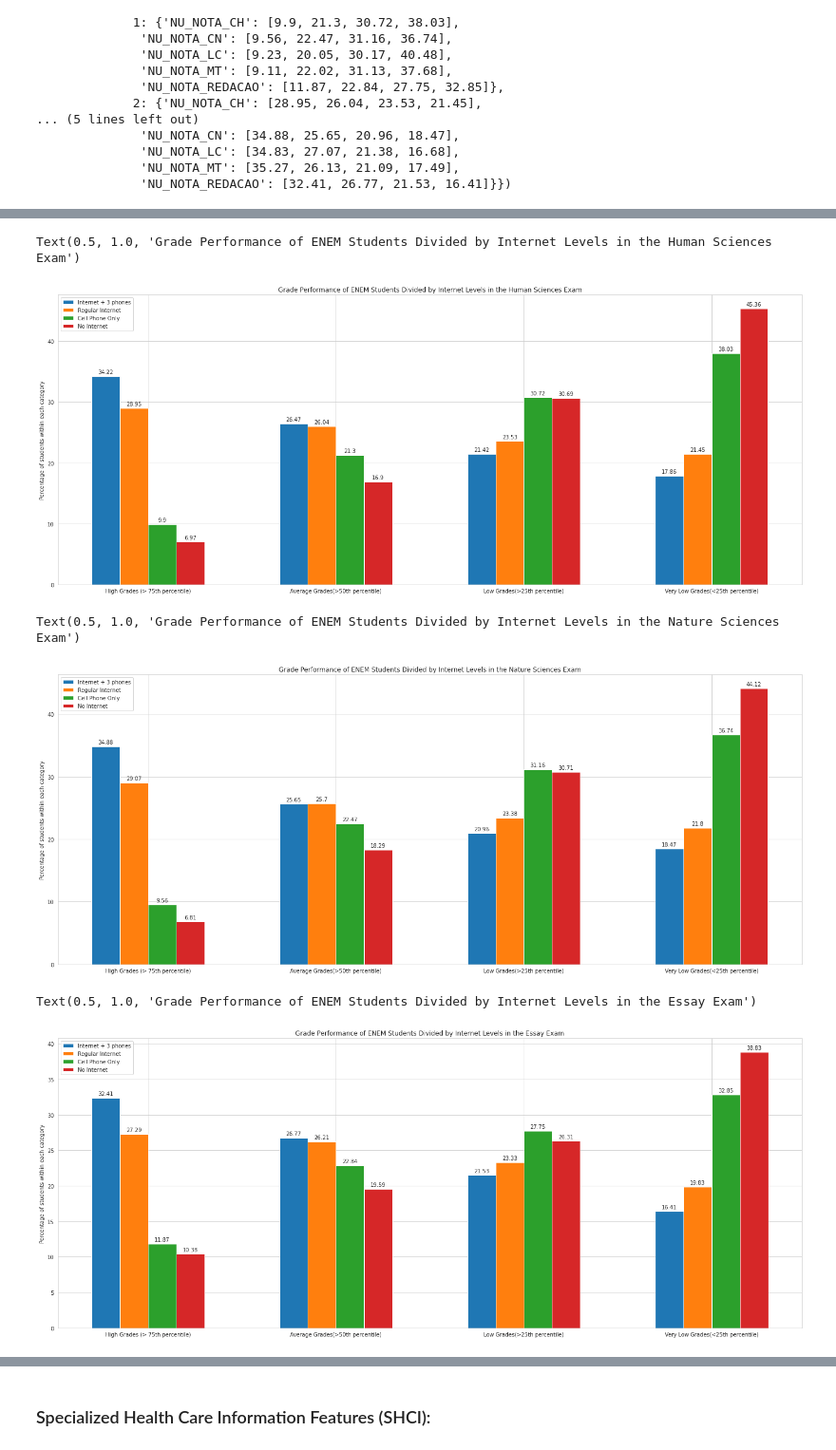
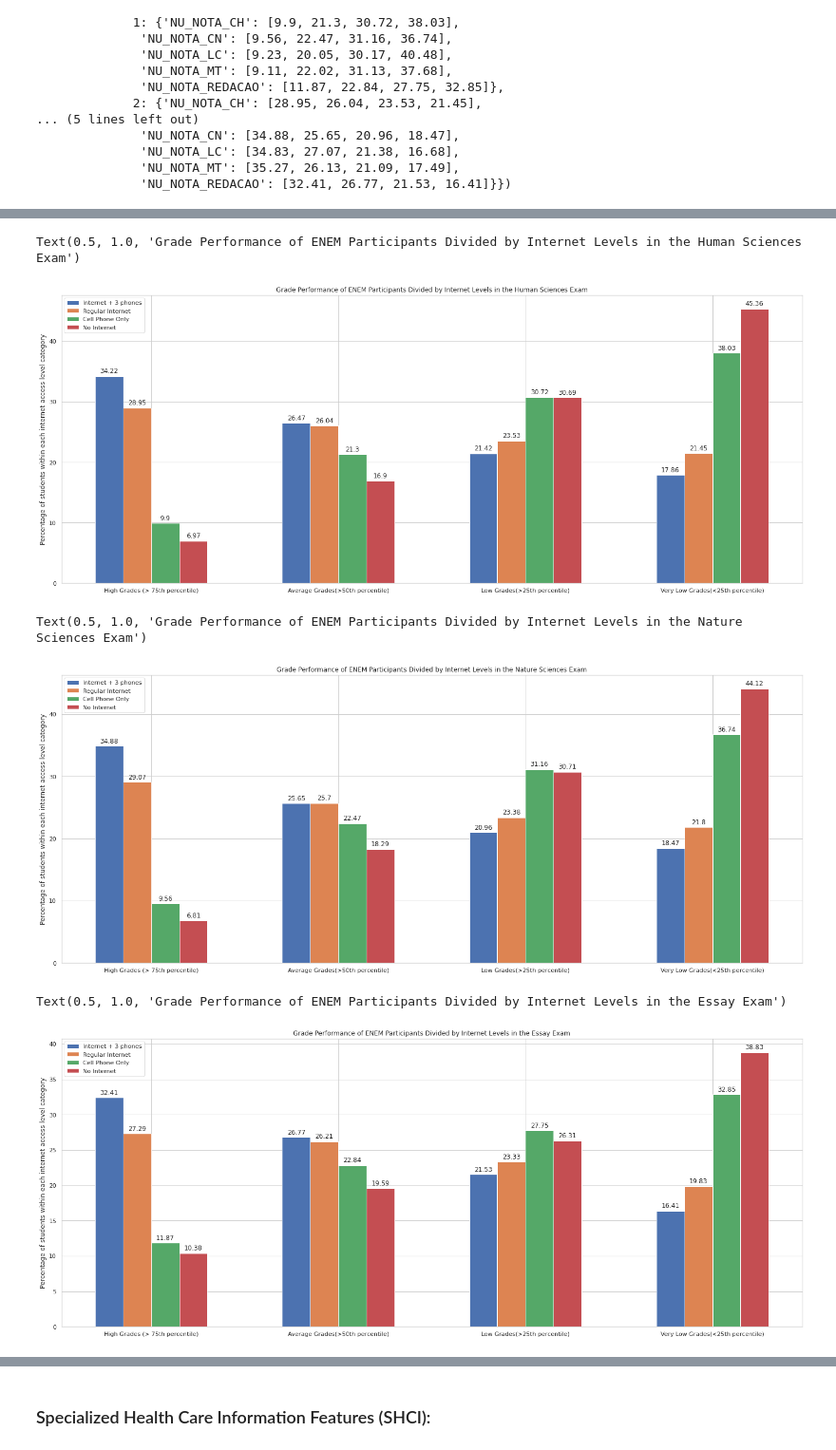
Before and after one commit to higorpr/ENEM_Exploration_Analysis, a Jupyter notebook: ENEM_Exploratory_Analysis.ipynb, the cells around one changed output, grey strips where cells are left out. Shown at 95% size. Saved outputs shown, nothing was run; the diff lists cells and outputs as text; code cells hidden in the pictures.

```diff
--- a/ENEM_Exploratory_Analysis.ipynb
+++ b/ENEM_Exploratory_Analysis.ipynb
@@ -2109,7 +2094,7 @@ defaultdict(dict,
 # %%
 # Math Plot:
 labels = ['High Grades (> 75th percentile)', 'Average Grades(>50th percentile)', 'Low Grades(>25th percentile)', 'Very Low Grades(<25th percentile)']
-# sns.set_theme()
+sns.set_theme()
 sns.set_style("whitegrid")
 
 x = np.arange(len(labels))  # the label locations
@@ -2125,7 +2110,7 @@ rects_int_0 = ax.bar(x + 1.5 * width, internet_data[0]['NU_NOTA_MT'], width, lab
 ax.xaxis.set_ticks(x)
 ax.xaxis.set_ticklabels(labels)
 ax.legend()
-plt.ylabel('Percentage of students within each category')
+plt.ylabel('Percentage of students within each internet access level category')
 
 def autolabel(rects):
     """Attach a text label above each bar in *rects*, displaying its height."""
@@ -2142,5 +2127,5 @@ autolabel(rects_int_2)
 autolabel(rects_int_1)
 autolabel(rects_int_0)
 
-plt.title("Grade Performance of ENEM Students Divided by Internet Levels in the Math Exam")
+plt.title("Grade Performance of ENEM Participants Divided by Internet Levels in the Math Exam")
 # %% [output]
@@ -2149,7 +2134,7 @@ Text(0.5, 1.0, 'Grade Performance of ENEM Students Divided by Internet Levels in
 # %%
 # Languages Plot:
 labels = ['High Grades (> 75th percentile)', 'Average Grades(>50th percentile)', 'Low Grades(>25th percentile)', 'Very Low Grades(<25th percentile)']
-# sns.set_theme()
+sns.set_theme()
 sns.set_style("whitegrid")
 
 x = np.arange(len(labels))  # the label locations
@@ -2165,7 +2150,7 @@ rects_int_0 = ax.bar(x + 1.5 * width, internet_data[0]['NU_NOTA_LC'], width, lab
 ax.xaxis.set_ticks(x)
 ax.xaxis.set_ticklabels(labels)
 ax.legend()
-plt.ylabel('Percentage of students within each category')
+plt.ylabel('Percentage of students within each internet access level category')
 
 def autolabel(rects):
     """Attach a text label above each bar in *rects*, displaying its height."""
@@ -2182,5 +2167,5 @@ autolabel(rects_int_2)
 autolabel(rects_int_1)
 autolabel(rects_int_0)
 
-plt.title("Grade Performance of ENEM Students Divided by Internet Levels in the Languages Exam")
+plt.title("Grade Performance of ENEM Participants Divided by Internet Levels in the Languages Exam")
 # %% [output]
@@ -2189,7 +2174,7 @@ Text(0.5, 1.0, 'Grade Performance of ENEM Students Divided by Internet Levels in
 # %%
 # Human Sciences Plot:
 labels = ['High Grades (> 75th percentile)', 'Average Grades(>50th percentile)', 'Low Grades(>25th percentile)', 'Very Low Grades(<25th percentile)']
-# sns.set_theme()
+sns.set_theme()
 sns.set_style("whitegrid")
 
 x = np.arange(len(labels))  # the label locations
@@ -2205,7 +2190,7 @@ rects_int_0 = ax.bar(x + 1.5 * width, internet_data[0]['NU_NOTA_CH'], width, lab
 ax.xaxis.set_ticks(x)
 ax.xaxis.set_ticklabels(labels)
 ax.legend()
-plt.ylabel('Percentage of students within each category')
+plt.ylabel('Percentage of students within each internet access level category')
 
 def autolabel(rects):
     """Attach a text label above each bar in *rects*, displaying its height."""
@@ -2222,14 +2207,14 @@ autolabel(rects_int_2)
 autolabel(rects_int_1)
 autolabel(rects_int_0)
 
-plt.title("Grade Performance of ENEM Students Divided by Internet Levels in the Human Sciences Exam")
+plt.title("Grade Performance of ENEM Participants Divided by Internet Levels in the Human Sciences Exam")
 # %% [output]
-Text(0.5, 1.0, 'Grade Performance of ENEM Students Divided by Internet Levels in the Human Sciences Exam')
+Text(0.5, 1.0, 'Grade Performance of ENEM Participants Divided by Internet Levels in the Human Sciences Exam')
-[figure, old version]
+[figure, new version]
 # %%
 # Nature Sciences Plot:
 labels = ['High Grades (> 75th percentile)', 'Average Grades(>50th percentile)', 'Low Grades(>25th percentile)', 'Very Low Grades(<25th percentile)']
-# sns.set_theme()
+sns.set_theme()
 sns.set_style("whitegrid")
 
 x = 1*np.arange(len(labels))  # the label locations
@@ -2245,7 +2230,7 @@ rects_int_0 = ax.bar(x + 1.5 * width, internet_data[0]['NU_NOTA_CN'], width, lab
 ax.xaxis.set_ticks(x)
 ax.xaxis.set_ticklabels(labels)
 ax.legend()
-plt.ylabel('Percentage of students within each category')
+plt.ylabel('Percentage of students within each internet access level category')
 
 def autolabel(rects):
     """Attach a text label above each bar in *rects*, displaying its height."""
@@ -2262,47 +2247,47 @@ autolabel(rects_int_2)
 autolabel(rects_int_1)
 autolabel(rects_int_0)
 
-plt.title("Grade Performance of ENEM Students Divided by Internet Levels in the Nature Sciences Exam")
+plt.title("Grade Performance of ENEM Participants Divided by Internet Levels in the Nature Sciences Exam")
 # %% [output]
-Text(0.5, 1.0, 'Grade Performance of ENEM Students Divided by Internet Levels in the Nature Sciences Exam')
+Text(0.5, 1.0, 'Grade Performance of ENEM Participants Divided by Internet Levels in the Nature Sciences Exam')
-[figure, old version]
+[figure, new version]
 # %%
 # Essay Plot:
 labels = ['High Grades (> 75th percentile)', 'Average Grades(>50th percentile)', 'Low Grades(>25th percentile)', 'Very Low Grades(<25th percentile)']
-# sns.set_theme()
+sns.set_theme()
 sns.set_style("whitegrid")
 
 x = 1*np.arange(len(labels))  # the label locations
 width = 0.15  # the width of the bars
 
 fig, ax = plt.subplots(figsize=(25,10))
 
 rects_int_3 = ax.bar(x - 1.5 * width, internet_data[3]['NU_NOTA_REDACAO'], width, label='Internet + 3 phones')
 rects_int_2 = ax.bar(x - 0.5 * width, internet_data[2]['NU_NOTA_REDACAO'], width, label='Regular Internet')
 rects_int_1 = ax.bar(x + 0.5 * width, internet_data[1]['NU_NOTA_REDACAO'], width, label='Cell Phone Only')
 rects_int_0 = ax.bar(x + 1.5 * width, internet_data[0]['NU_NOTA_REDACAO'], width, label='No Internet')
 
 ax.xaxis.set_ticks(x)
 ax.xaxis.set_ticklabels(labels)
 ax.legend()
-plt.ylabel('Percentage of students within each category')
+plt.ylabel('Percentage of students within each internet access level category')
 
 def autolabel(rects):
     """Attach a text label above each bar in *rects*, displaying its height."""
     for rect in rects:
         height = rect.get_height()
         ax.annotate('{}'.format(height),
                     xy=(rect.get_x() + rect.get_width() / 2, height),
                     xytext=(0, 3),  # 3 points vertical offset
                     textcoords="offset points",
                     ha='center', va='bottom')
 
 autolabel(rects_int_3)
 autolabel(rects_int_2)
 autolabel(rects_int_1)
 autolabel(rects_int_0)
 
-plt.title("Grade Performance of ENEM Students Divided by Internet Levels in the Essay Exam")
+plt.title("Grade Performance of ENEM Participants Divided by Internet Levels in the Essay Exam")
 # %% [output]
-Text(0.5, 1.0, 'Grade Performance of ENEM Students Divided by Internet Levels in the Essay Exam')
+Text(0.5, 1.0, 'Grade Performance of ENEM Participants Divided by Internet Levels in the Essay Exam')
-[figure, old version]
+[figure, new version]
```
Also changed, not shown: parts of 40 cells of this notebook.
